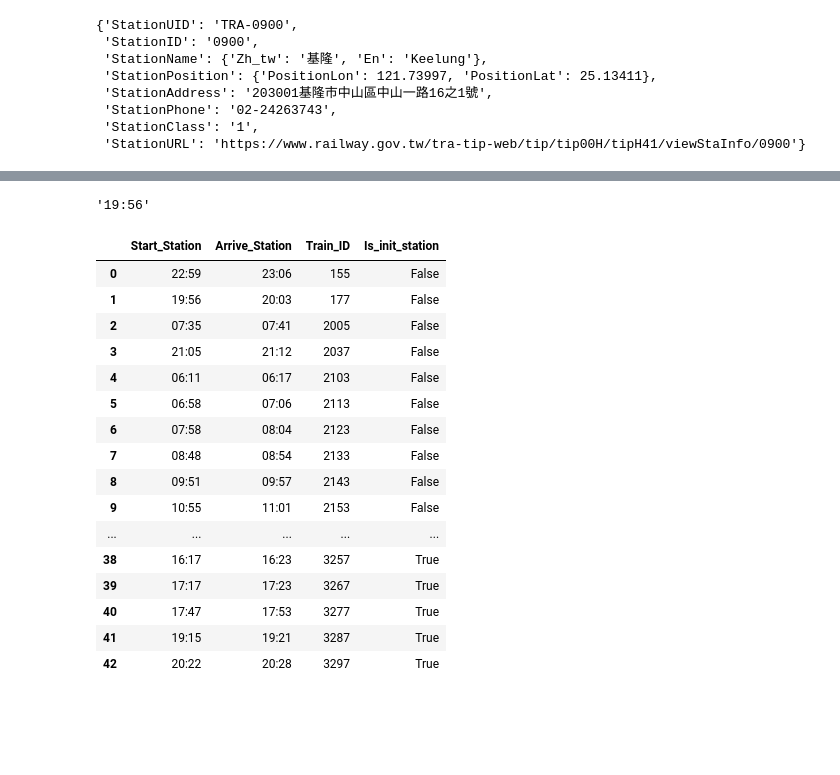
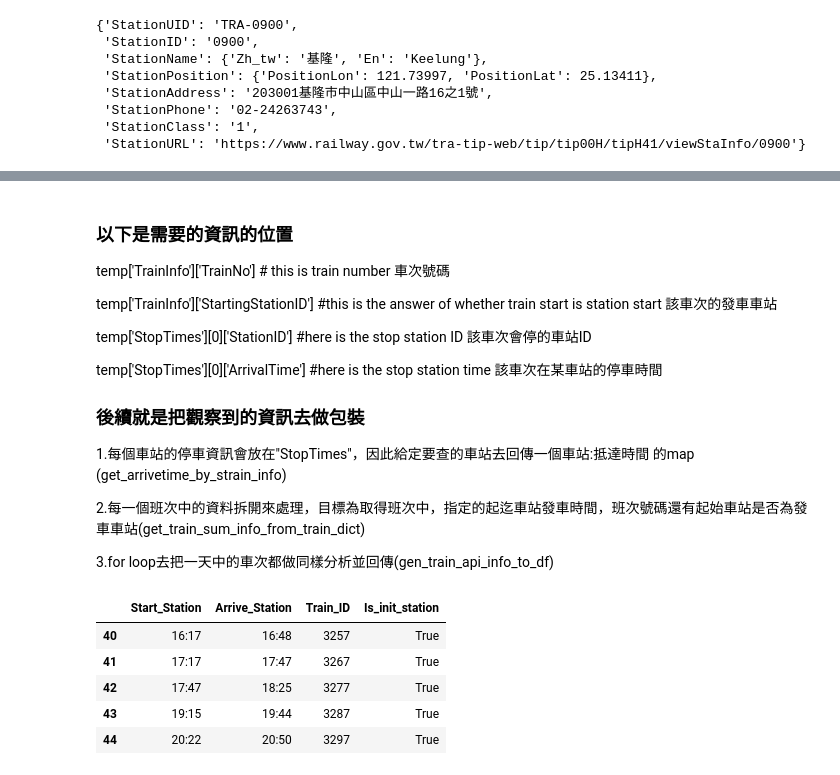
Before and after one commit to 1daniel3333/TW_railway, a Jupyter notebook: TDX.ipynb, the cells around one changed output, grey strips where cells are left out. Drawn from its saved outputs; the diff is of its cells as text; code cells hidden in the pictures; blank space fills up the shorter version.

```diff
--- a/TDX.ipynb
+++ b/TDX.ipynb
@@ -57,0 +71,5 @@ train_hash = gen_train_hash_from_df(train_basic_info)
+# %%
+train_basic_info = get_train_basic_station()
+train_hash = gen_train_hash_from_df(train_basic_info)
+for name,id in list(train_hash.items())[0:10]:
+    print(f"車站 {name} 的ID是 {id}")
@@ -82,4 +120,4 @@ def get_train_list_from_ini_station_fin_station_date(ini_station:str, fin_statio
     train_time_table = get_api_return_df(test)
     return train_time_table
 # %%
-get_train_data = get_train_list_from_ini_station_fin_station_date('后里','豐原')
+get_train_data = get_train_list_from_ini_station_fin_station_date('后里','台中')
@@ -91,11 +148,20 @@ temp
-# %%
-temp['TrainInfo']['TrainNo'] # this is train number
-temp['TrainInfo']['StartingStationID'] #this is the answer of whether train start is station start
-
-temp['StopTimes'][0]['StationID'] #here is the stop station ID
-temp['StopTimes'][0]['ArrivalTime'] #here is the stop station time
-# %% [output]
-'19:56'
+# %% [markdown]
+### 以下是需要的資訊的位置
+
+temp['TrainInfo']['TrainNo'] # this is train number 車次號碼
+
+temp['TrainInfo']['StartingStationID'] #this is the answer of whether train start is station start 該車次的發車車站
+
+temp['StopTimes'][0]['StationID'] #here is the stop station ID 該車次會停的車站ID
+
+temp['StopTimes'][0]['ArrivalTime'] #here is the stop station time 該車次在某車站的停車時間
+
+### 後續就是把觀察到的資訊去做包裝
+1.每個車站的停車資訊會放在"StopTimes"，因此給定要查的車站去回傳一個車站:抵達時間 的map (get_arrivetime_by_strain_info)
+
+2.每一個班次中的資料拆開來處理，目標為取得班次中，指定的起迄車站發車時間，班次號碼還有起始車站是否為發車車站(get_train_sum_info_from_train_dict)
+
+3.for loop去把一天中的車次都做同樣分析並回傳(gen_train_api_info_to_df)
 # %%
 def get_arrivetime_by_strain_info(train_info:list, train_list:list)->dict:
     """_summary_
@@ -138,23 +204,13 @@ def gen_train_api_info_to_df(data:pd.DataFrame, ini_station:str, fin_station:str
     for i in data['TrainTimetables']:
         summary_train_status.append(get_train_sum_info_from_train_dict(i, ini_station,fin_station))
     return pd.DataFrame(summary_train_status)
-# %%
-gen_train_api_info_to_df(get_train_data, '后里','豐原')
-# %% [output]
-|  | Start_Station | Arrive_Station | Train_ID | Is_init_station |
-| 0 | 22:59 | 23:06 | 155 | False |
-| 1 | 19:56 | 20:03 | 177 | False |
-| 2 | 07:35 | 07:41 | 2005 | False |
-| 3 | 21:05 | 21:12 | 2037 | False |
-| 4 | 06:11 | 06:17 | 2103 | False |
-| 5 | 06:58 | 07:06 | 2113 | False |
-| 6 | 07:58 | 08:04 | 2123 | False |
-| 7 | 08:48 | 08:54 | 2133 | False |
-| 8 | 09:51 | 09:57 | 2143 | False |
-| 9 | 10:55 | 11:01 | 2153 | False |
-| ... | ... | ... | ... | ... |
-| 38 | 16:17 | 16:23 | 3257 | True |
-| 39 | 17:17 | 17:23 | 3267 | True |
-| 40 | 17:47 | 17:53 | 3277 | True |
-| 41 | 19:15 | 19:21 | 3287 | True |
-| 42 | 20:22 | 20:28 | 3297 | True |
+# %%
+check_data = gen_train_api_info_to_df(get_train_data, '后里','台中')
+check_data.tail()
+# %% [output]
+|  | Start_Station | Arrive_Station | Train_ID | Is_init_station |
+| 40 | 16:17 | 16:48 | 3257 | True |
+| 41 | 17:17 | 17:47 | 3267 | True |
+| 42 | 17:47 | 18:25 | 3277 | True |
+| 43 | 19:15 | 19:44 | 3287 | True |
+| 44 | 20:22 | 20:50 | 3297 | True |
```
Also changed, not shown: parts of 18 cells of this notebook.
